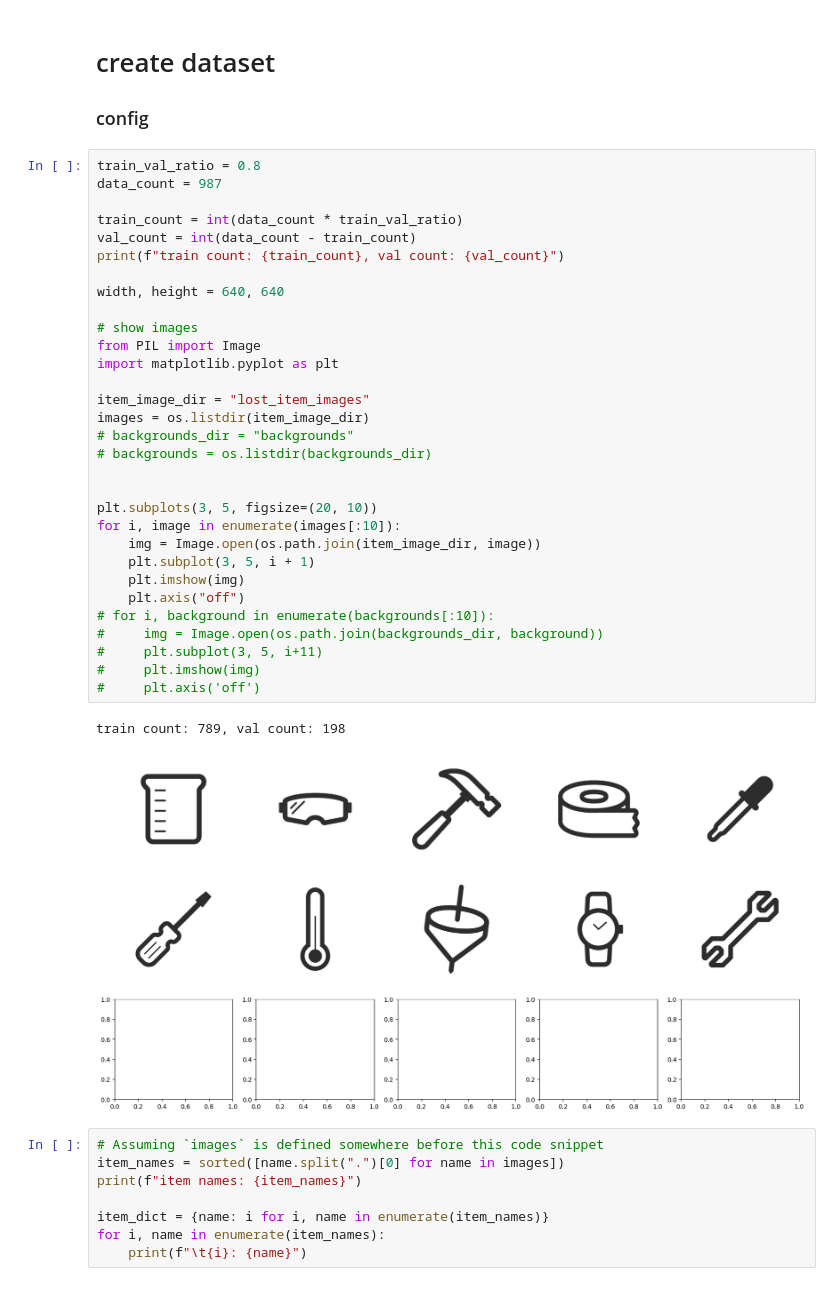
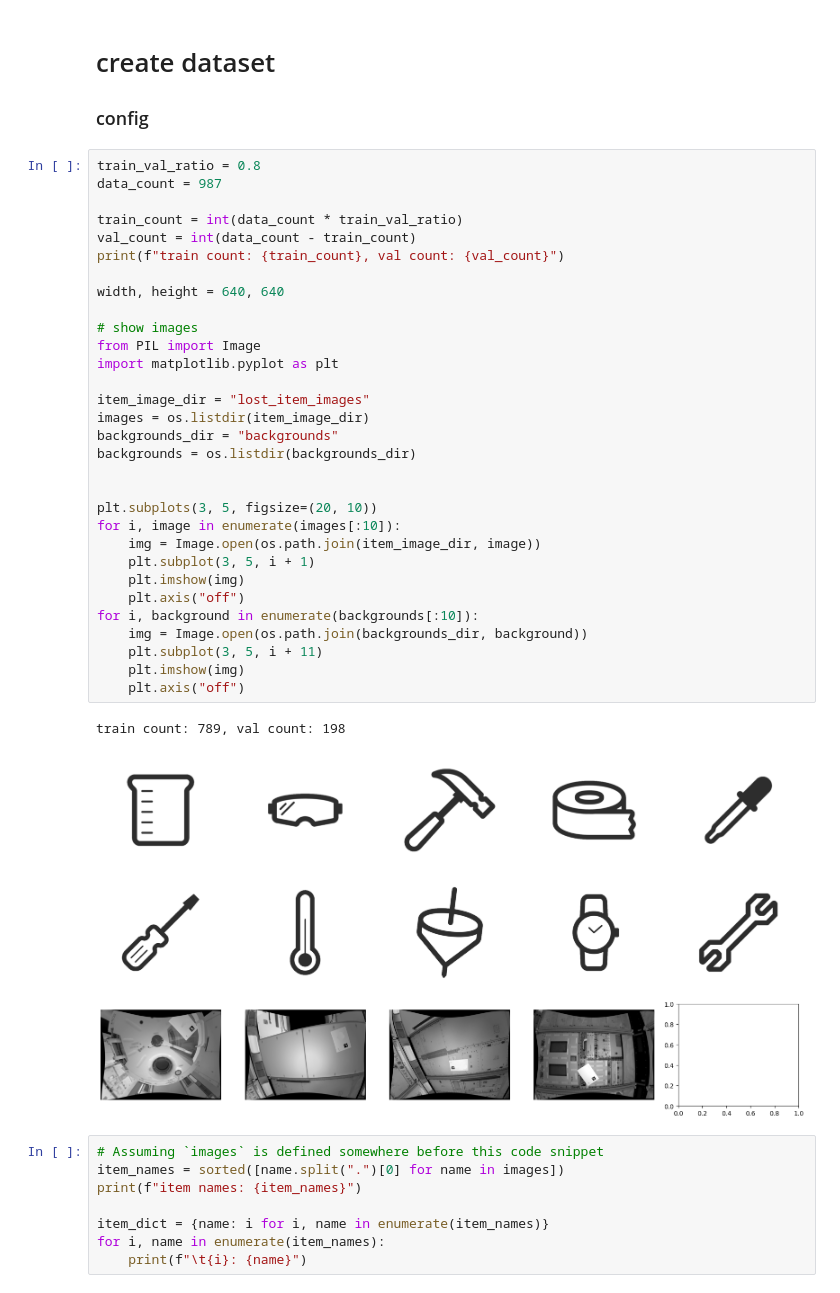
Before and after one commit to MeowOhMeow/CHIPI-CHIPI-CHAPA-CHAPA-DUBI-DUBI-DABA-DABA, a Jupyter notebook: YOLO/yolo.ipynb, the cells around one changed output. Drawn from its saved outputs; the diff is of its cells as text.

```diff
--- a/YOLO/yolo.ipynb
+++ b/YOLO/yolo.ipynb
@@ -85,37 +85,37 @@ datasets/
 # %%
 train_val_ratio = 0.8
 data_count = 987
 
 train_count = int(data_count * train_val_ratio)
 val_count = int(data_count - train_count)
 print(f"train count: {train_count}, val count: {val_count}")
 
 width, height = 640, 640
 
 # show images
 from PIL import Image
 import matplotlib.pyplot as plt
 
 item_image_dir = "lost_item_images"
 images = os.listdir(item_image_dir)
-# backgrounds_dir = "backgrounds"
-# backgrounds = os.listdir(backgrounds_dir)
+backgrounds_dir = "backgrounds"
+backgrounds = os.listdir(backgrounds_dir)
 
 
 plt.subplots(3, 5, figsize=(20, 10))
 for i, image in enumerate(images[:10]):
     img = Image.open(os.path.join(item_image_dir, image))
     plt.subplot(3, 5, i + 1)
     plt.imshow(img)
     plt.axis("off")
-# for i, background in enumerate(backgrounds[:10]):
-#     img = Image.open(os.path.join(backgrounds_dir, background))
-#     plt.subplot(3, 5, i+11)
-#     plt.imshow(img)
-#     plt.axis('off')
+for i, background in enumerate(backgrounds[:10]):
+    img = Image.open(os.path.join(backgrounds_dir, background))
+    plt.subplot(3, 5, i + 11)
+    plt.imshow(img)
+    plt.axis("off")
 # %% [output]
 train count: 789, val count: 198
-[figure, old version]
+[figure, new version]
 # %%
 # Assuming `images` is defined somewhere before this code snippet
 item_names = sorted([name.split(".")[0] for name in images])
```
Also changed, not shown: parts of 12 cells of this notebook.
